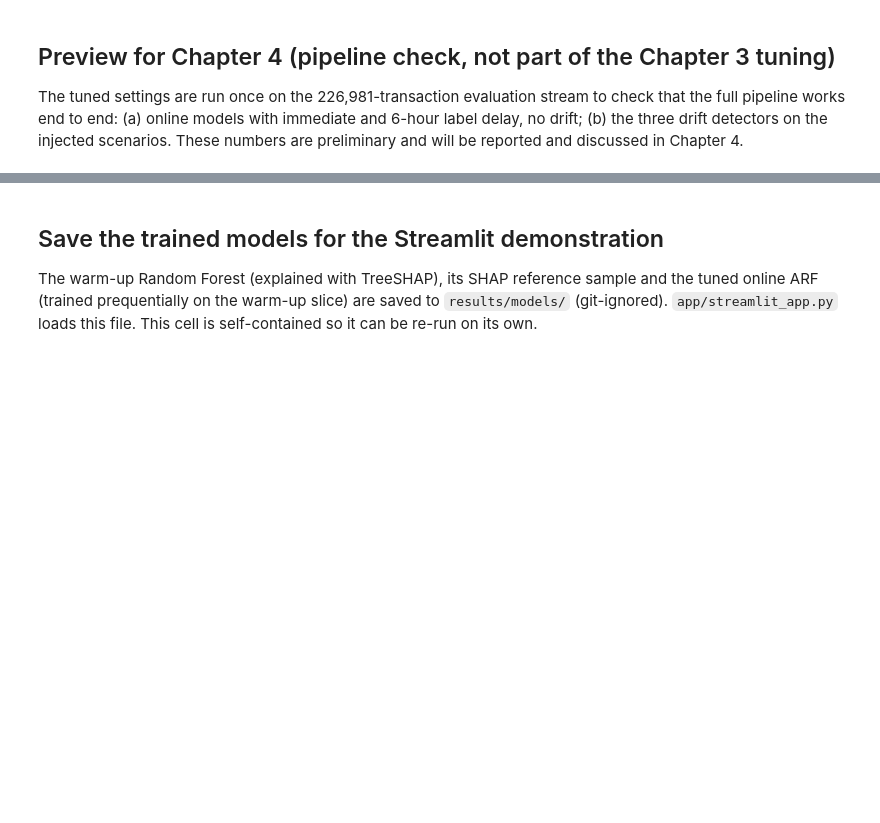
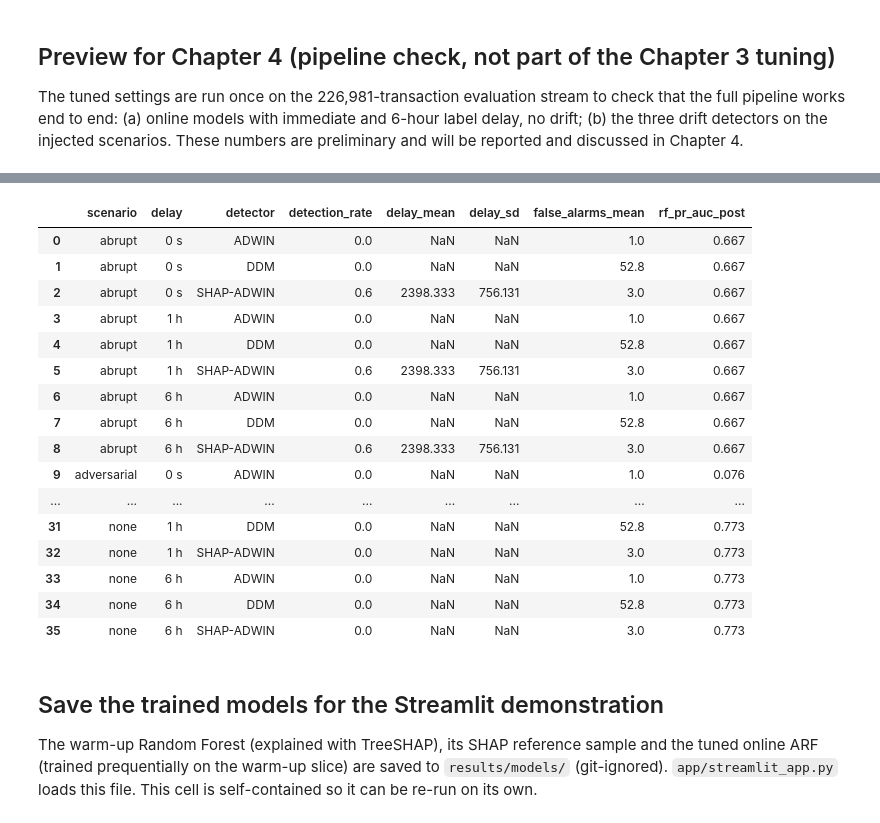
Before and after one commit to c5054563/xai-streaming-fraud-detection, a Jupyter notebook: notebooks/Dinesh_Gudapuri_C5054563_Fraud_XAI.ipynb, the cells around one changed output, grey strips where cells are left out. Cells and saved outputs as stored; diff of their text form; code cells hidden in the pictures; blank space fills up the shorter version.

```diff
--- a/notebooks/Dinesh_Gudapuri_C5054563_Fraud_XAI.ipynb
+++ b/notebooks/Dinesh_Gudapuri_C5054563_Fraud_XAI.ipynb
@@ -245,7 +364,7 @@ Grid search on the warm-up slice only (56,745 transactions, 157 frauds), test-th
 for m, space in tuning.GRID.items():
     print(m, space)
 t_start = time.time()
-runs = tuning.search(warm[FEATS].to_numpy(), FEATS, y_w, t_w, workers=6)  # parallel runs
+runs = tuning.search(warm[FEATS].to_numpy(), FEATS, y_w, t_w, workers=2)  # parallel runs
 summ = tuning.summary(runs)                                     # mean and SD over seeds
 best = summ.loc[summ.groupby("model").pr_auc_mean.idxmax()]     # select on PR-AUC
 fmt = lambda m: best[m + "_mean"].map("{:.3f}".format) + " ± " + best[m + "_std"].map("{:.3f}".format)
@@ -275,7 +423,7 @@ import ast
 best_cfg = [(r["model"], ast.literal_eval(r["params"])) for r in R["tuning_best"]]
 y_e, t_e = evalp.Class.to_numpy(), evalp.Time.to_numpy()
 t_start = time.time()
-ev = tuning.evaluate(evalp[FEATS].to_numpy(), FEATS, y_e, t_e, best_cfg, delays=(0.0, 21600.0), workers=5)
+ev = tuning.evaluate(evalp[FEATS].to_numpy(), FEATS, y_e, t_e, best_cfg, delays=(0.0, 21600.0), workers=2)
 ev_s = ev.groupby(["model", "delay_s"])[["pr_auc", "g_mean", "precision_at_k", "seconds"]].agg(["mean", "std"]).fillna(0.0).round(4)
 ev_s["runs"] = ev.groupby(["model", "delay_s"]).size()
 # frozen batch Random Forest trained on the warm-up slice (O3 comparator)
@@ -291,13 +452,31 @@ save_results(); display(ev_s); rf_df[["pr_auc", "g_mean", "precision_at_k"]].agg
 # %%
 from fraudxai import experiments
-det = pd.DataFrame(experiments.run_all(warm, evalp, FEATS, t0, {"0 s": 0, "1 h": 3600, "6 h": 21600}, workers=5))
+det = pd.DataFrame(experiments.run_all(warm, evalp, FEATS, t0, {"0 s": 0, "1 h": 3600, "6 h": 21600}, workers=2))
 det_s = det.groupby(["scenario", "delay", "detector"]).agg(
     detection_rate=("detected", "mean"), delay_mean=("detection_delay_tx", "mean"), delay_sd=("detection_delay_tx", "std"),
     false_alarms_mean=("false_alarms_before_t0", "mean"), rf_pr_auc_post=("rf_pr_auc_post", "mean")).round(3).reset_index()
 R["preview_detectors"] = det_s.to_dict(orient="records")
 R["preview_detectors_settings"] = {"horizon_tx": 50000, "shap_delta": 0.002, "adwin_delta": 0.002, "shap_sample_every": 5,
                                    "reference_rows": 2000, "rf": "n_estimators=100, max_depth=10, balanced_subsample"}
 save_results(); det_s
+# %% [output]
+|  | scenario | delay | detector | detection_rate | delay_mean | delay_sd | false_alarms_mean | rf_pr_auc_post |
+| 0 | abrupt | 0 s | ADWIN | 0.0 | NaN | NaN | 1.0 | 0.667 |
+| 1 | abrupt | 0 s | DDM | 0.0 | NaN | NaN | 52.8 | 0.667 |
+| 2 | abrupt | 0 s | SHAP-ADWIN | 0.6 | 2398.333 | 756.131 | 3.0 | 0.667 |
+| 3 | abrupt | 1 h | ADWIN | 0.0 | NaN | NaN | 1.0 | 0.667 |
+| 4 | abrupt | 1 h | DDM | 0.0 | NaN | NaN | 52.8 | 0.667 |
+| 5 | abrupt | 1 h | SHAP-ADWIN | 0.6 | 2398.333 | 756.131 | 3.0 | 0.667 |
+| 6 | abrupt | 6 h | ADWIN | 0.0 | NaN | NaN | 1.0 | 0.667 |
+| 7 | abrupt | 6 h | DDM | 0.0 | NaN | NaN | 52.8 | 0.667 |
+| 8 | abrupt | 6 h | SHAP-ADWIN | 0.6 | 2398.333 | 756.131 | 3.0 | 0.667 |
+| 9 | adversarial | 0 s | ADWIN | 0.0 | NaN | NaN | 1.0 | 0.076 |
+| ... | ... | ... | ... | ... | ... | ... | ... | ... |
+| 31 | none | 1 h | DDM | 0.0 | NaN | NaN | 52.8 | 0.773 |
+| 32 | none | 1 h | SHAP-ADWIN | 0.0 | NaN | NaN | 3.0 | 0.773 |
+| 33 | none | 6 h | ADWIN | 0.0 | NaN | NaN | 1.0 | 0.773 |
+| 34 | none | 6 h | DDM | 0.0 | NaN | NaN | 52.8 | 0.773 |
+| 35 | none | 6 h | SHAP-ADWIN | 0.0 | NaN | NaN | 3.0 | 0.773 |
 # %% [markdown]
 ## Save the trained models for the Streamlit demonstration
 The warm-up Random Forest (explained with TreeSHAP), its SHAP reference sample and the tuned online ARF (trained prequentially on the warm-up slice) are saved to `results/models/` (git-ignored). `app/streamlit_app.py` loads this file. This cell is self-contained so it can be re-run on its own.
```
Also changed, not shown: parts of 20 cells of this notebook, 2 other files.
